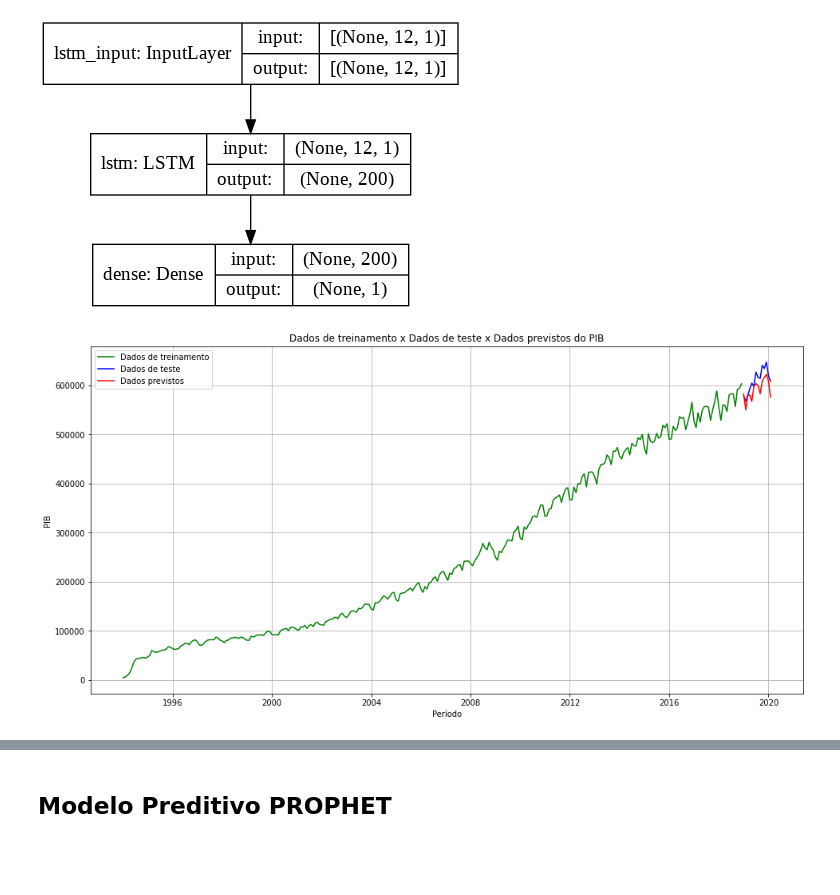
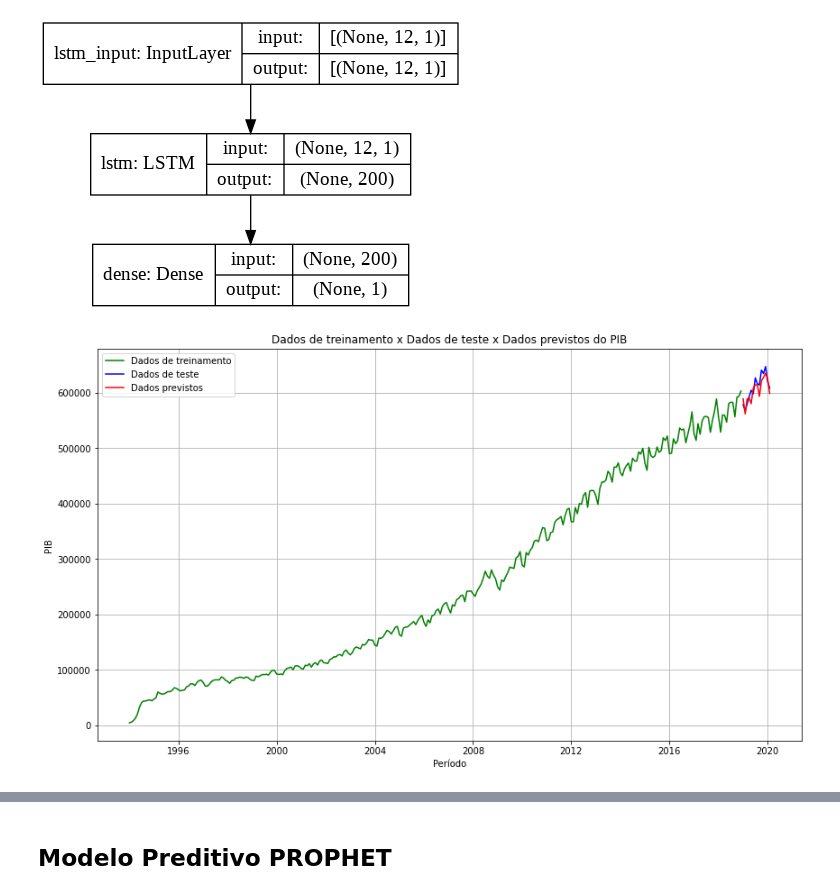
Before and after one commit to mmbs1989/TCC-PUCMINAS, a Jupyter notebook: Notebook_TCC_PUC.ipynb, the cells around one changed output, grey strips where cells are left out. Cells and saved outputs as stored; diff of their text form; code cells hidden in the pictures; blank space fills up the shorter version.

```diff
--- a/Notebook_TCC_PUC.ipynb
+++ b/Notebook_TCC_PUC.ipynb
@@ -1151,5 +1165,5 @@ Trainable params: 161,801
 Non-trainable params: 0
 _________________________________________________________________
 # %%
-lstm_model.fit_generator(generator,epochs=200)
+lstm_model.fit_generator(generator,epochs=300)
 # %% [output]
@@ -1199,18 +1213,17 @@ for i in range(len(test_lstm)):
 lstm_predictions = scaler.inverse_transform(lstm_predictions_scaled)
 # %%
 #Plotagem dos dados de treinamento, teste e previsão
-plt.figure(figsize=(16,8))
+plt.figure(figsize=(14,8))
 plt.plot(dfpib_train_lstm.index, dfpib_train_lstm, color='green', label = 'Dados de treinamento')
 plt.plot(dfpib_test_lstm.index, dfpib_test_lstm, color = 'blue', label = 'Dados de teste')
 plt.plot(dfpib_test_lstm.index, lstm_predictions, color = 'red', label = 'Dados previstos')
 plt.title('Dados de treinamento x Dados de teste x Dados previstos do PIB')
 plt.xlabel('Período')
 plt.ylabel('PIB')
 plt.legend()
 plt.grid(True)
-#plt.savefig('lstm1.pdf')
 plt.show()
 # %% [output]
-[figure, old version]
+[figure, new version]
 # %%
 #Plotagem dos dados de teste e dados previstos
```
Also changed, not shown: parts of 53 cells of this notebook.
